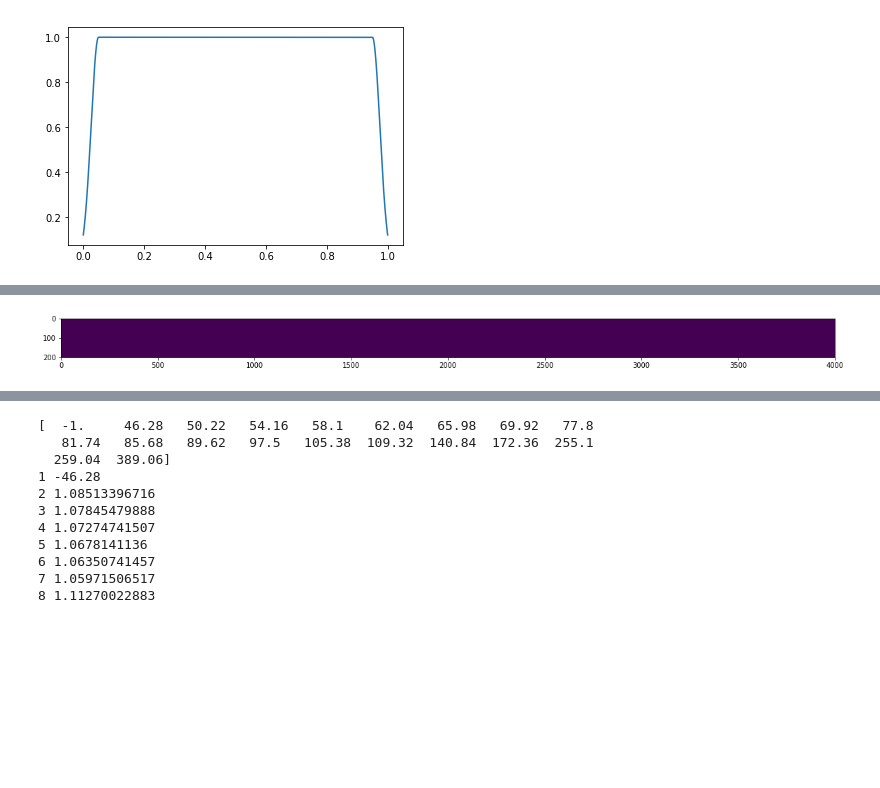
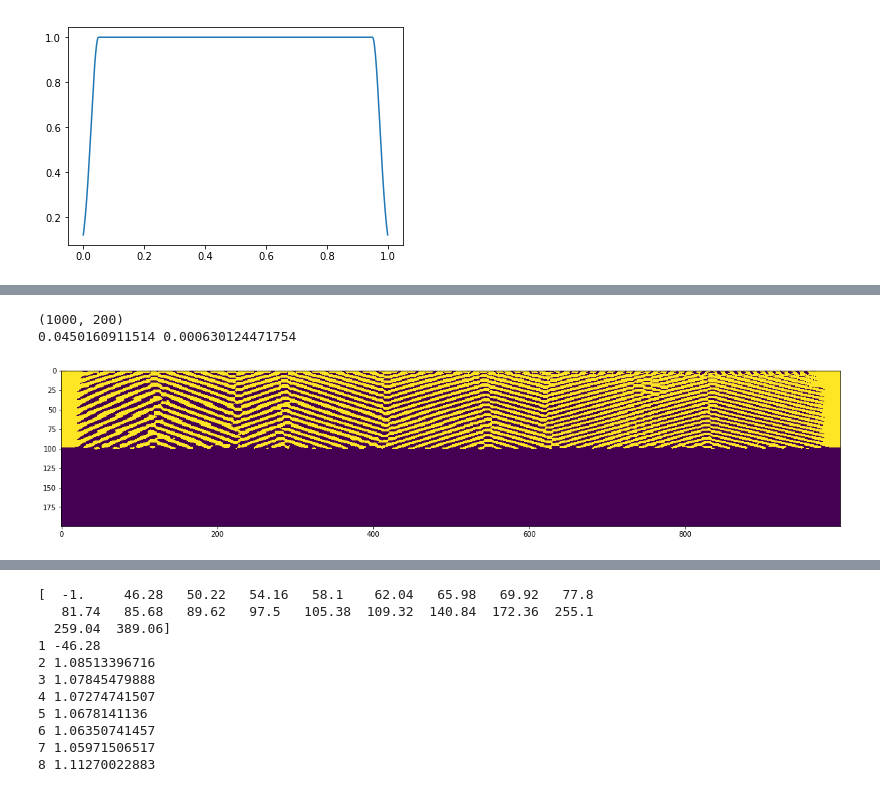
Before and after one commit to mirkoklukas/htmresearch, a Jupyter notebook: projects/gridcells/jupyter/CAN/1d CAN - with place code.ipynb, the cells around one changed output, grey strips where cells are left out. Drawn from its saved outputs; the diff is of its cells as text; code cells hidden in the pictures; blank space fills up the shorter version.

```diff
--- a/projects/gridcells/jupyter/CAN/1d CAN - with place code.ipynb
+++ b/projects/gridcells/jupyter/CAN/1d CAN - with place code.ipynb
@@ -50,6 +50,6 @@ plt.show()
 # %%
 
-max_boost = 250.
+max_boost = 25.
 min_boost = 5.
 
 # boost_mask = (max_boost - min_boost)*np.linspace(0.,1.,num=n)**2 + min_boost
@@ -99,0 +105,36 @@ plt.plot(trail)
+# %%
+T = 2000
+
+
+
+
+def bump(mu):
+    x = np.linspace(0., r, num=m)
+    return np.exp(-(x - mu)**2/3.1)
+
+
+X  = np.zeros((T,m))
+dX = np.ones(T)
+mu=100.0
+trail = []
+sign = 1.
+for t in range(T):
+
+    if t % 1000 == 0:
+        sign *= -1
+        dX[t] = 0.
+
+
+    mu += sign * 0.1
+
+    X[t] = bump(mu)
+    trail.append(mu)
+
+
+
+
+plt.plot(trail)
+plt.show()
+
+plt.figure(figsize=(20,10))
+plt.imshow(X.T)
@@ -160,12 +240,18 @@ plt.show()
 # %%
 
 
 # S = np.clip(S, 0.,np.max(S[8000]))
 plt.figure(figsize=(20,5))
-plt.imshow(W_fwrd[:].T > 0.)
+print W_fwrd.shape
+W_fwrd[:] += 0.0001
+W_ = W_fwrd[:]/np.sum(W_fwrd, axis=1, keepdims=True)
+print np.max(W_), np.min(W_)
+plt.imshow(W_.T > 0.005)
 plt.show()
 # %% [output]
+(1000, 200)
+0.0450160911514 0.000630124471754
-[figure, old version]
+[figure, new version]
 # %%
 
 
```
Also changed, not shown: parts of 7 cells of this notebook.
